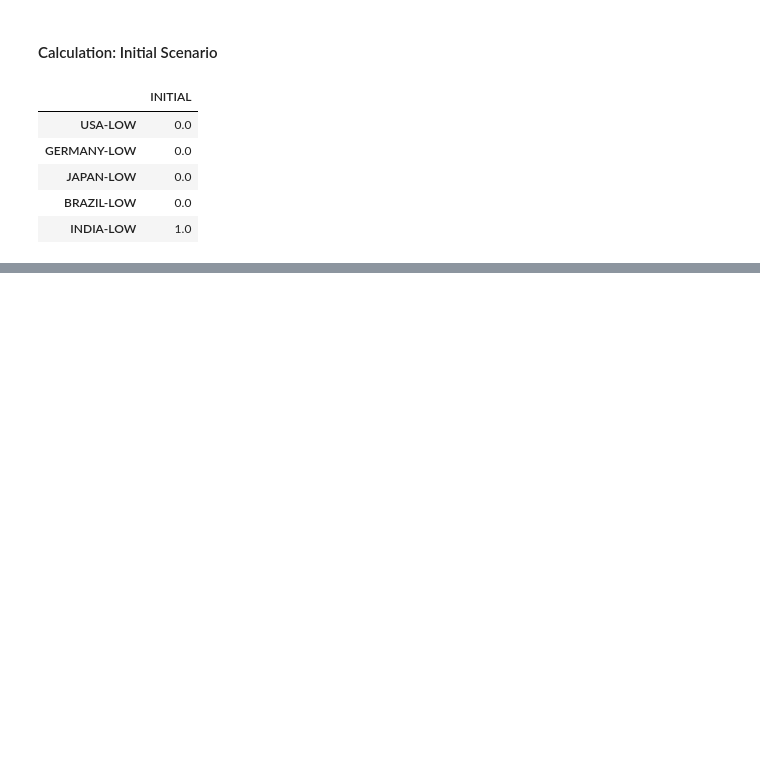
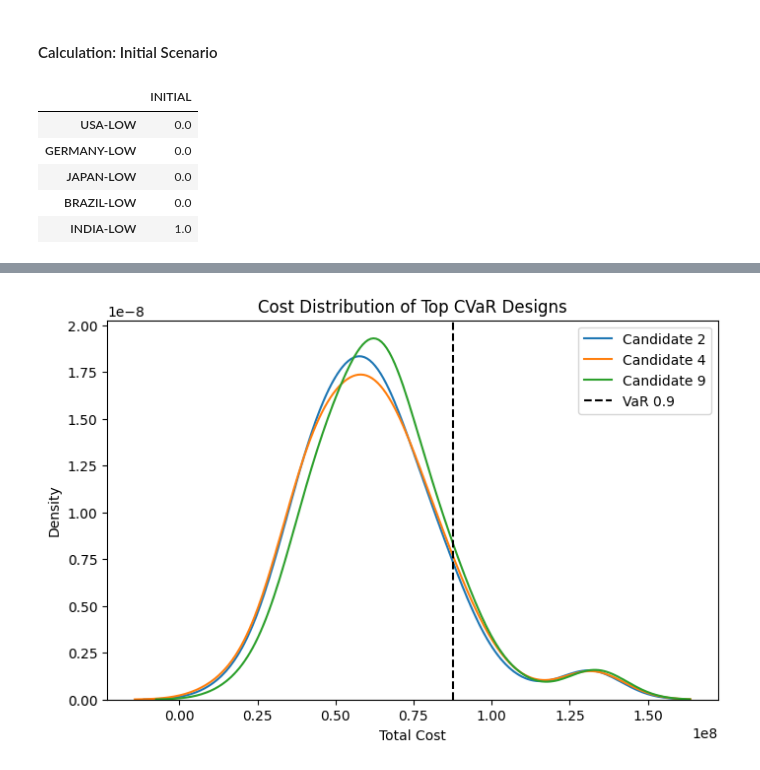
Before and after one commit to AnshifKkk/Stochastic-Supply-Chain-Network-Optimization-under-Demand-Uncertainty, a Jupyter notebook: robust_supply_chain_monte_carlo.ipynb, the cells around one changed output, grey strips where cells are left out. Cells and saved outputs as stored; diff of their text form; code cells hidden in the pictures; blank space fills up the shorter version.

```diff
--- a/robust_supply_chain_monte_carlo.ipynb
+++ b/robust_supply_chain_monte_carlo.ipynb
@@ -398,0 +370,15 @@ plt.show()
+# %%
+results = []
+
+for c in df_candidates.columns:          # each candidate configuration
+    y_fixed = df_candidates[c].values
+
+    for s in demand_var.columns:         # each demand scenario
+        cost = second_stage_model(
+            fixed_costs, var_cost, demand_var, s, cap, y_fixed
+        )
+
+        results.append([c, s, cost])
+
+df_eval = pd.DataFrame(results, columns=['Candidate','Scenario','Cost'])
+df_eval.head()
@@ -398,0 +473,7 @@ plt.show()
+# %%
+best_row = df_risk.loc[df_risk['CVaR_0.9'].idxmin()]
+
+best_candidate = best_row['Candidate']
+best_cvar = best_row['CVaR_0.9']
+
+best_candidate, best_cvar
@@ -398,0 +498,3 @@ plt.show()
+# %%
+df_risk_sorted = df_risk.sort_values('CVaR_0.9').reset_index(drop=True)
+df_risk_sorted
@@ -398,0 +519,19 @@ plt.show()
+# %%
+import seaborn as sns
+
+top_k = df_risk_sorted['Candidate'].head(3)
+
+plt.figure(figsize=(8,5))
+for cand in top_k:
+    sns.kdeplot(
+        df_eval[df_eval['Candidate'] == cand]['Cost'],
+        label=f'Candidate {cand}'
+    )
+
+plt.axvline(best_row['VaR_0.9'], linestyle='--', color='black', label='VaR 0.9')
+plt.title('Cost Distribution of Top CVaR Designs')
+plt.xlabel('Total Cost')
+plt.legend()
+plt.show()
+# %% [output]
+[figure, added]
```
Also changed, not shown: parts of 22 cells of this notebook.
